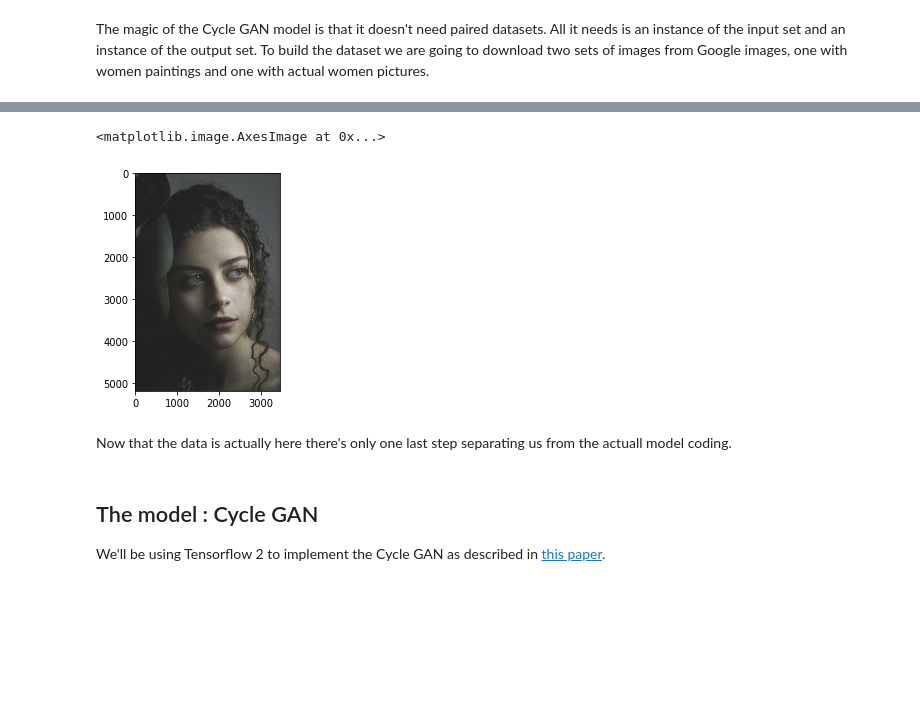
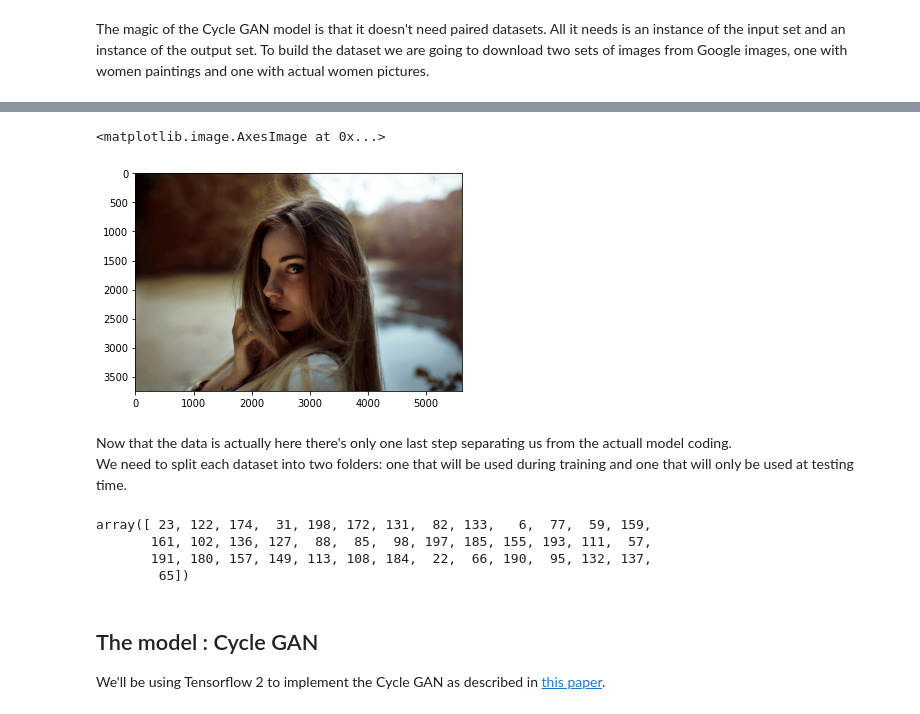
Before and after one commit to GiuliaLanzillotta/My-ML-exercises, a Jupyter notebook: Turning_my_sister_into_an_old_painting.ipynb, the cells around one changed output, grey strips where cells are left out. Cells and saved outputs as stored; diff of their text form; code cells hidden in the pictures; blank space fills up the shorter version.

```diff
--- a/Turning_my_sister_into_an_old_painting.ipynb
+++ b/Turning_my_sister_into_an_old_painting.ipynb
@@ -70,8 +74,9 @@ plt.imshow(img)
 # %%
-img = mpimg.imread(join(pictures_folder,pictures_files[130]))
+img = mpimg.imread(join(pictures_folder,pictures_files[100]))
 plt.imshow(img)
 # %% [output]
 <matplotlib.image.AxesImage at 0x...>
-[figure, old version]
+[figure, new version]
 # %% [markdown]
-Now that the data is actually here there's only one last step separating us from the actuall model coding.
+Now that the data is actually here there's only one last step separating us from the actuall model coding. <br>
+We need to split each dataset into two folders: one that will be used during training and one that will only be used at testing time.
@@ -86 +95,8 @@ test_pictures_indices = ...
+# %%
+test_indices
+# %% [output]
+array([ 23, 122, 174,  31, 198, 172, 131,  82, 133,   6,  77,  59, 159,
+       161, 102, 136, 127,  88,  85,  98, 197, 185, 155, 193, 111,  57,
+       191, 180, 157, 149, 113, 108, 184,  22,  66, 190,  95, 132, 137,
+        65])
 # %%
```
Also changed, not shown: parts of 13 cells of this notebook.
